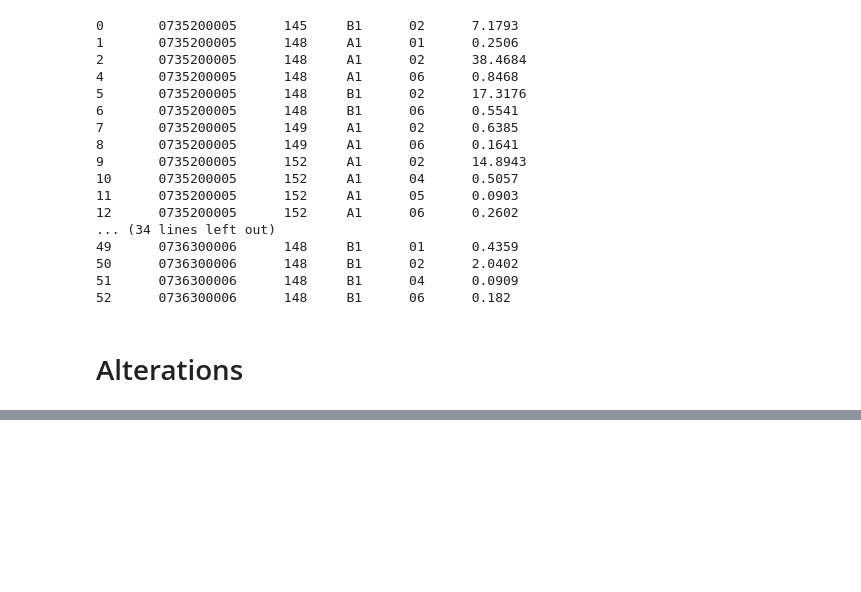
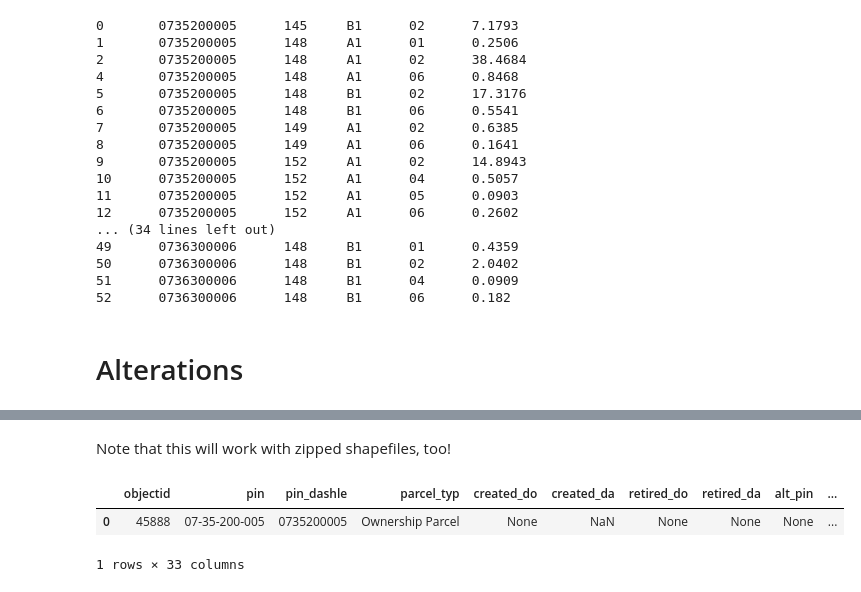
Before and after one commit to kcgis/farm-cards, a Jupyter notebook: farm-cards.ipynb, the cells around one changed output, grey strips where cells are left out. Drawn from its saved outputs; the diff is of its cells as text; code cells hidden in the pictures; blank space fills up the shorter version.

```diff
--- a/farm-cards.ipynb
+++ b/farm-cards.ipynb
@@ -568,0 +605,8 @@ To be fleshed out.
+# %% [markdown]
+Note that this will work with zipped shapefiles, too!
+# %%
+gp.read_file('input_pins.zip').head(1)
+# %% [output]
+|  | objectid | pin | pin_dashle | parcel_typ | created_do | created_da | retired_do | retired_da | alt_pin | ... |
+| 0 | 45888 | 07-35-200-005 | 0735200005 | Ownership Parcel | None | NaN | None | None | None | ... |
+1 rows × 33 columns
```
Also changed, not shown: parts of 17 cells of this notebook, 7 other files.
